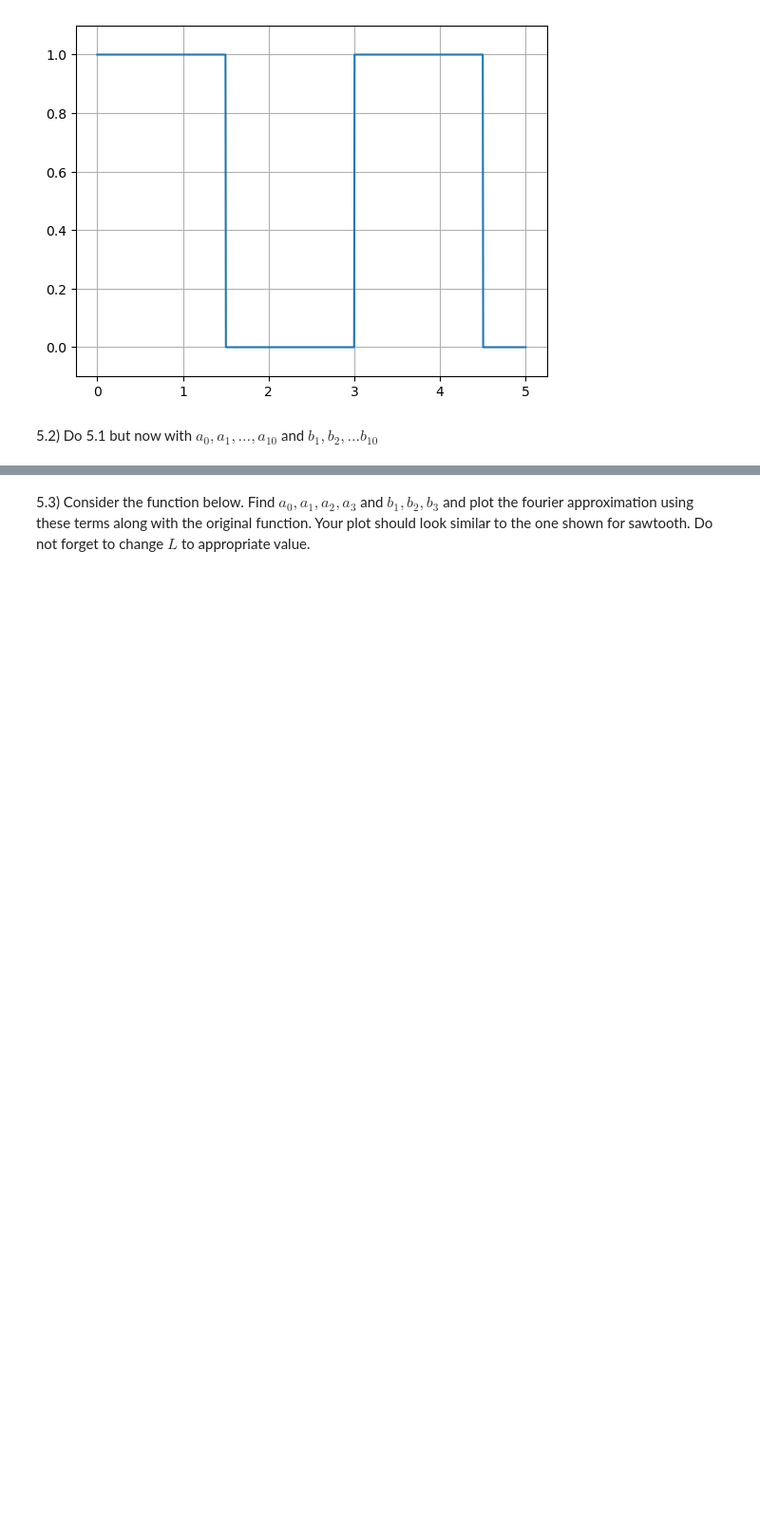
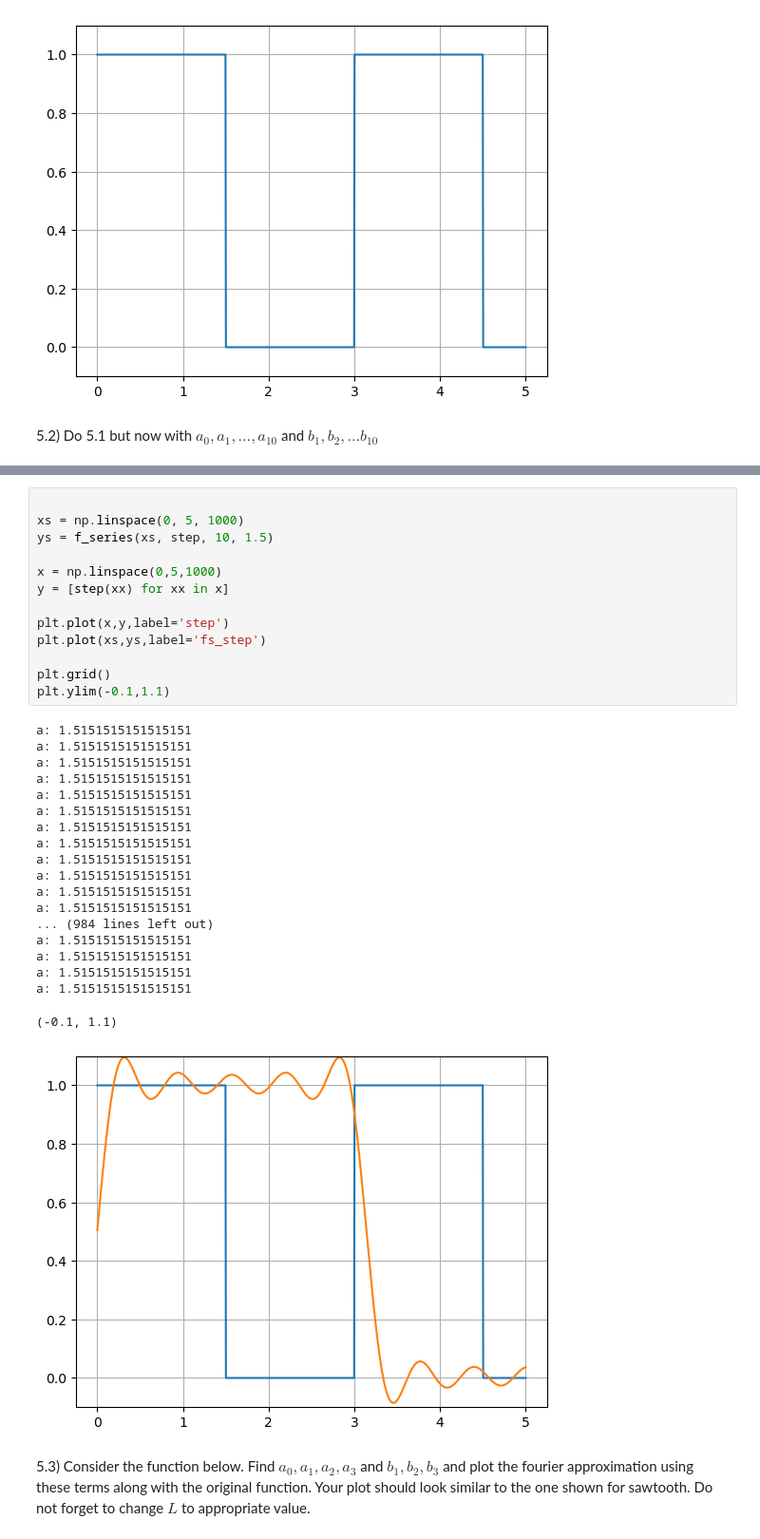
Before and after one commit to austinmaddison/Numerical-Computation, a Jupyter notebook: hw/Homework-3/Homework 3.ipynb, the cells around one changed output, grey strips where cells are left out. Shown: that part at 95% size. Saved outputs shown, nothing was run; the diff lists cells and outputs as text; blank space fills up the shorter version.

```diff
--- a/hw/Homework-3/Homework 3.ipynb
+++ b/hw/Homework-3/Homework 3.ipynb
@@ -173,3 +241,36 @@ plt.ylim(-0.1,1.1)
+# %%
+
+xs = np.linspace(0, 5, 1000)
+ys = f_series(xs, step, 10, 1.5)
+
+x = np.linspace(0,5,1000)
+y = [step(xx) for xx in x]
+
+plt.plot(x,y,label='step')
+plt.plot(xs,ys,label='fs_step')
+
+plt.grid()
+plt.ylim(-0.1,1.1)
+# %% [output]
+a: 1.5151515151515151
+a: 1.5151515151515151
+a: 1.5151515151515151
+a: 1.5151515151515151
+a: 1.5151515151515151
+a: 1.5151515151515151
+a: 1.5151515151515151
+a: 1.5151515151515151
+a: 1.5151515151515151
+a: 1.5151515151515151
+a: 1.5151515151515151
+a: 1.5151515151515151
+... (984 lines left out)
+a: 1.5151515151515151
+a: 1.5151515151515151
+a: 1.5151515151515151
+a: 1.5151515151515151
+(-0.1, 1.1)
+[figure, added]
 # %% [markdown]
 5.3) Consider the function below. Find $a_0, a_1, a_2, a_3$ and $b_1, b_2, b_3$ and plot the fourier approximation using these terms along with the original function. Your plot should look similar to the one shown for sawtooth. Do not forget to change $L$ to appropriate value.
 # %%
```
Also changed, not shown: parts of 4 cells of this notebook, 5 other files.
